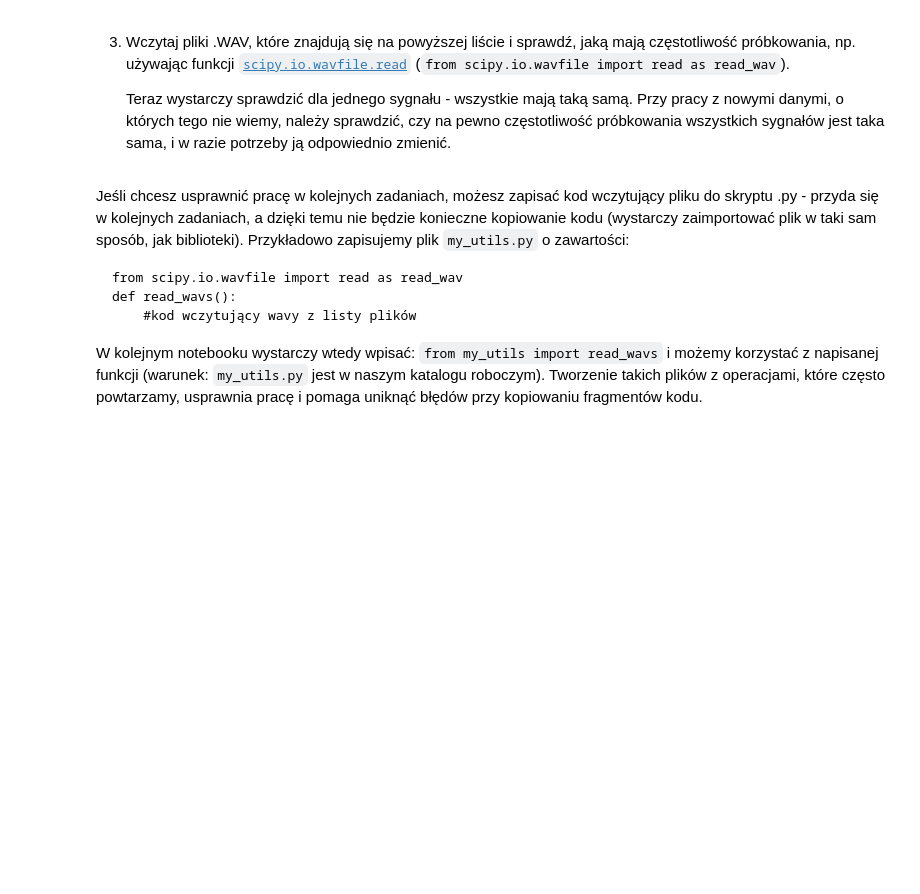
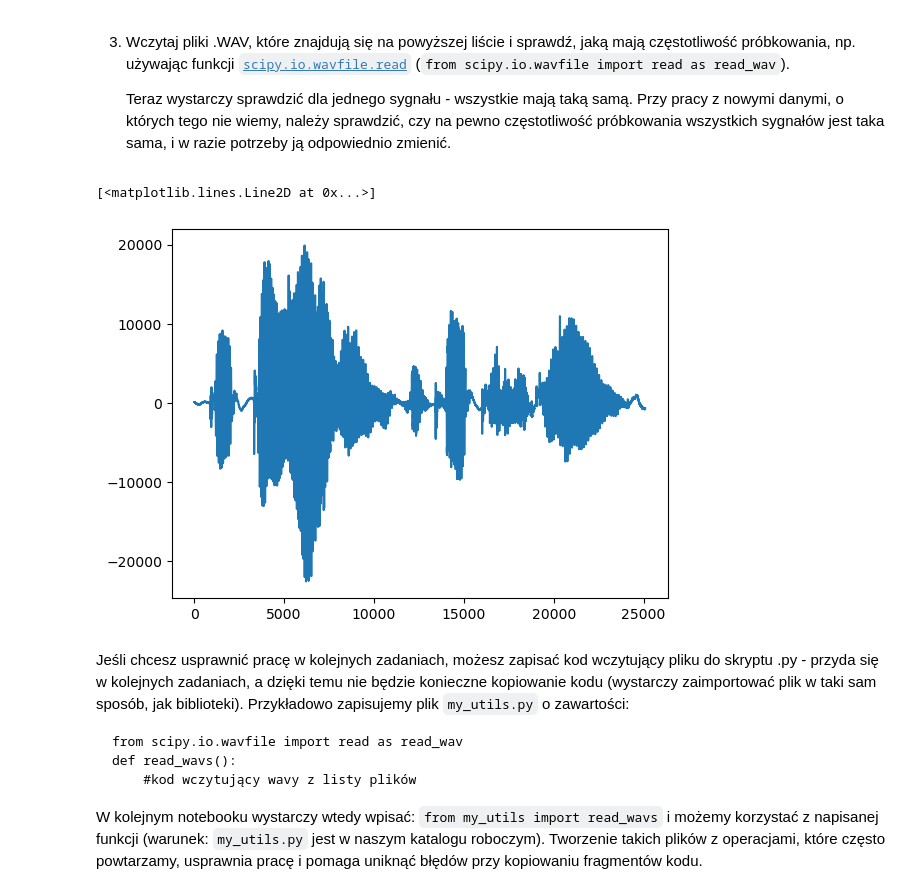
Before and after one commit to matgaj/pum2025, a Jupyter notebook: Lab2/Lab2_zad1_ekstrakcja_cech_metryki.ipynb, the cells around one changed output. Saved outputs shown, nothing was run; the diff lists cells and outputs as text; code cells hidden in the pictures; blank space fills up the shorter version.

```diff
--- a/Lab2/Lab2_zad1_ekstrakcja_cech_metryki.ipynb
+++ b/Lab2/Lab2_zad1_ekstrakcja_cech_metryki.ipynb
@@ -28,6 +42,14 @@ ids_to_get = [1, 10, 95, 110, 121, 144, 676, 699, 888, 910, 1182, 1204, 1207, 15
 3. Wczytaj pliki .WAV, które znajdują się na powyższej liście i sprawdź, jaką mają częstotliwość próbkowania, np. używając funkcji [`scipy.io.wavfile.read`](https://docs.scipy.org/doc/scipy/reference/generated/scipy.io.wavfile.read.html) (`from scipy.io.wavfile import read as read_wav`).
 
     Teraz wystarczy sprawdzić dla jednego sygnału - wszystkie mają taką samą. Przy pracy z nowymi danymi, o których tego nie wiemy, należy sprawdzić, czy na pewno częstotliwość próbkowania wszystkich sygnałów jest taka sama, i w razie potrzeby ją odpowiednio zmienić.
+# %%
+files_phrase = np.loadtxt('files_phrase.txt', dtype=str)
+fs, data = read_wav(os.path.join('dane_testowe', files_phrase[0]))
+# %%
+plt.plot(data)
+# %% [output]
+[<matplotlib.lines.Line2D at 0x...>]
+[figure, added]
 # %% [markdown]
 Jeśli chcesz usprawnić pracę w kolejnych zadaniach, możesz zapisać kod wczytujący pliku do skryptu .py - przyda się w kolejnych zadaniach, a dzięki temu nie będzie konieczne kopiowanie kodu (wystarczy zaimportować plik w taki sam sposób, jak biblioteki). Przykładowo zapisujemy plik `my_utils.py` o zawartości:
 
```
Also changed, not shown: parts of 7 cells of this notebook.
